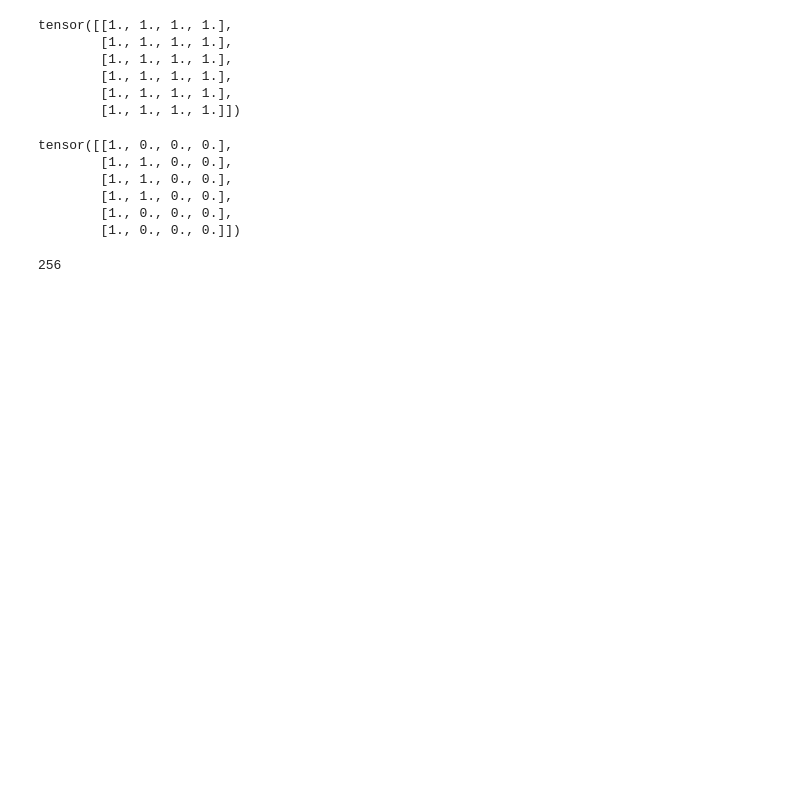
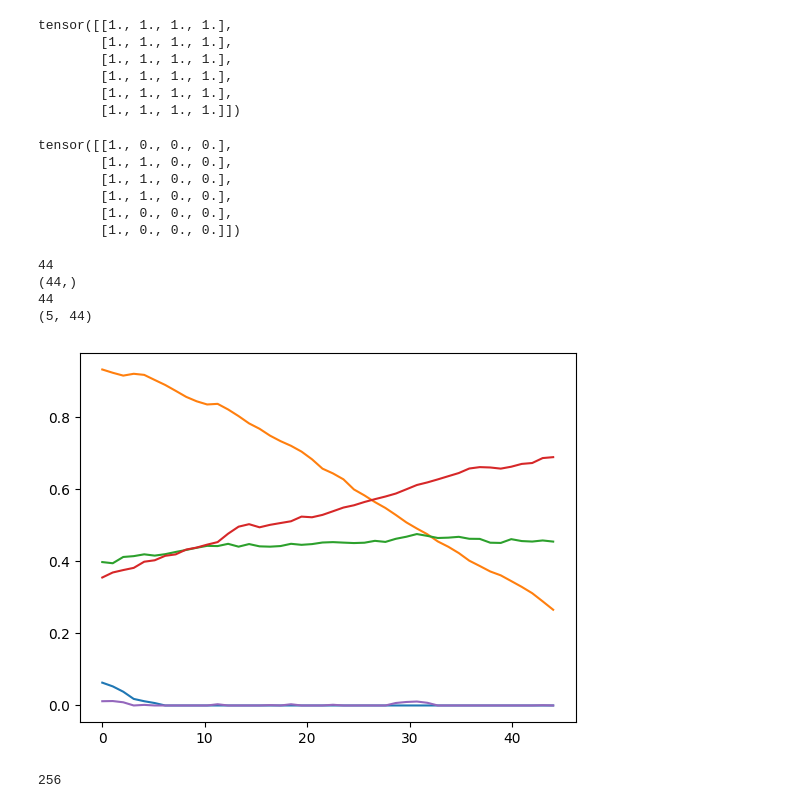
Before and after one commit to Hidden-Hyperparameter/DL_2024Sp_CP3, a Jupyter notebook: e.ipynb, the cells around one changed output. Saved outputs shown, nothing was run; the diff lists cells and outputs as text; code cells hidden in the pictures; blank space fills up the shorter version.

```diff
--- a/e.ipynb
+++ b/e.ipynb
@@ -106,3 +155,21 @@ tensor([[1., 0., 0., 0.],
+# %%
+import numpy as np
+import matplotlib.pyplot as plt
+print(len(data))
+x = np.linspace(0,len(data),num=len(data))
+print(x.shape)
+print(len(x))
+y = np.array(data).T
+print(y.shape)
+for i in range(5):
+    plt.plot(x,y[i])
+plt.show()
+# %% [output]
+44
+(44,)
+44
+(5, 44)
+[figure, added]
 # %%
 print(len([8012, 2545, 2780,  240, 9500, 2233, 6575, 5224,  177, 9603, 7785, 4701,
         3551, 5307, 2721, 9734, 6755, 2445,  252, 3940, 8907, 8438, 1567, 9247,
```
Also changed, not shown: parts of 2 cells of this notebook, 14 other files.
